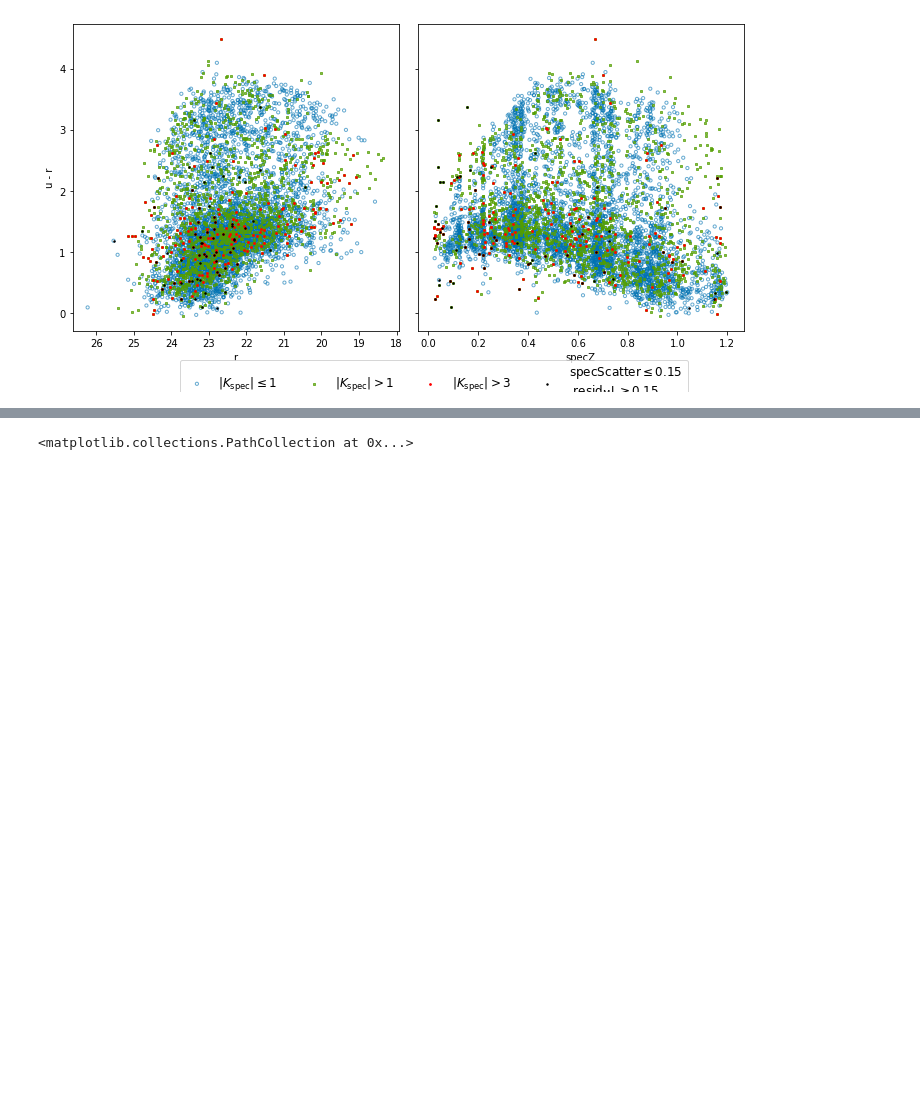
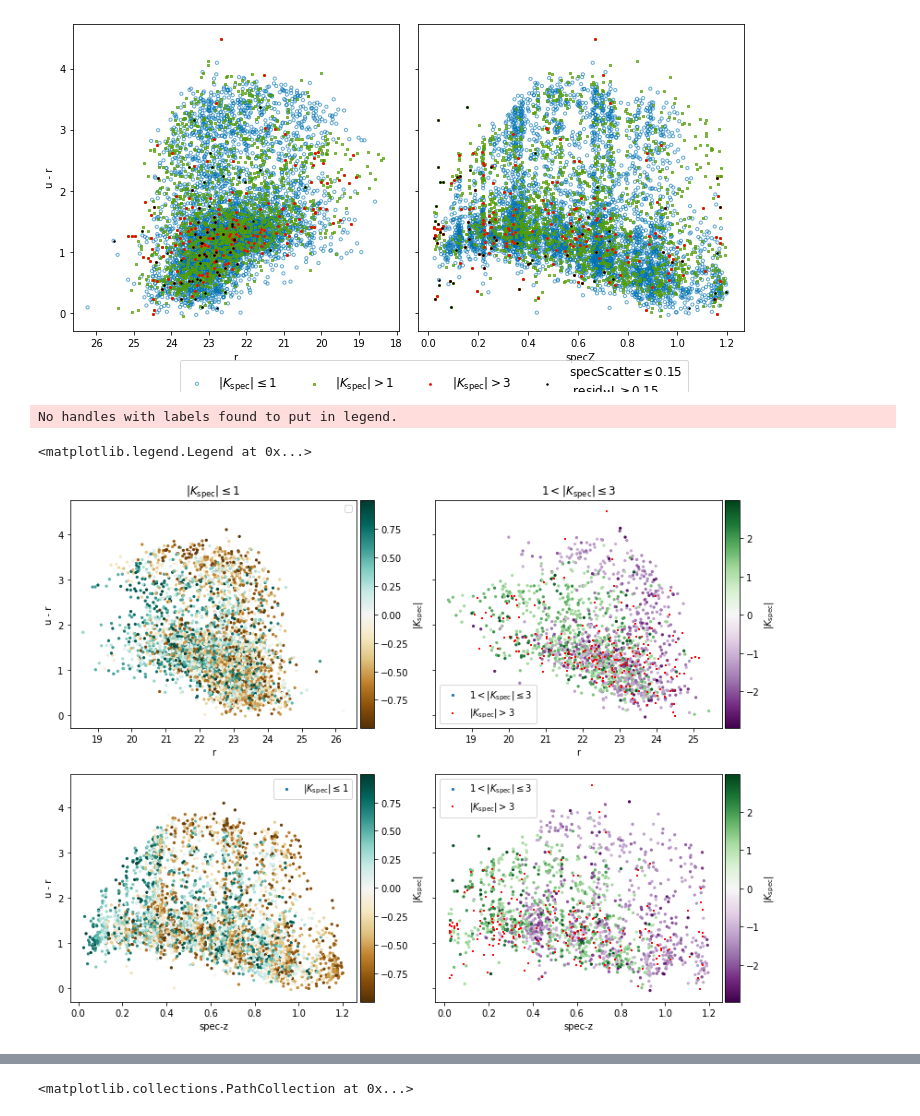
Before and after one commit to ShrRa/COSMOS_SOM, a Jupyter notebook: InspectDuplicatedSpecZ.ipynb, the cells around one changed output, grey strips where cells are left out. Cells and saved outputs as stored; diff of their text form; code cells hidden in the pictures; blank space fills up the shorter version.

Commit message:
Diagrams to investigate the relation between galaxy colors, spec-z and spec-z outlier coefficient

```diff
--- a/InspectDuplicatedSpecZ.ipynb
+++ b/InspectDuplicatedSpecZ.ipynb
@@ -271,0 +275,76 @@ plt.tight_layout()
+# %%
+fig, axs = plt.subplots(2,2,figsize=(13,10),sharey='row')
+ax=axs[0][0]
+
+t=test.drop_duplicates('Seq')
+t=t[t['specZ_outlCoeff'].abs()<=1]
+sc=ax.scatter(t['rmagap3'],t['umagap3']-t['rmagap3'],s=5,
+            alpha=1,
+            marker='o',c=t['specZ_outlCoeff'],cmap='BrBG')
+divider = make_axes_locatable(ax)
+cax = divider.append_axes('right', size='5%', pad=0.05)
+fig.colorbar(sc, cax=cax, orientation='vertical',label='$|K_\mathrm{spec}|$')
+ax.set_xlabel('r')
+ax.set_ylabel('u - r')
+ax.legend()
+ax.set_title(r'$|K_\mathrm{spec}| \leq 1$')
+
+ax=axs[0][1]
+
+t=test.drop_duplicates('Seq')
+t=t[(t['specZ_outlCoeff'].abs()>1) & (t['specZ_outlCoeff'].abs()<=3)]
+sc=ax.scatter(t['rmagap3'],t['umagap3']-t['rmagap3'],s=5,
+            label=r'$1<|K_\mathrm{spec}|\leq 3$',alpha=1,
+            marker='o',c=t['specZ_outlCoeff'],cmap='PRGn')
+ax.set_title(r'$1<|K_\mathrm{spec}|\leq 3$')
+
+t=test.drop_duplicates('Seq')
+t=t[t['specZ_outlCoeff'].abs()>3]
+ax.scatter(t['rmagap3'],t['umagap3']-t['rmagap3'],s=5,
+            label=r'$|K_\mathrm{spec}| > 3$',alpha=1,
+            marker='+',c='red')
+divider = make_axes_locatable(ax)
+cax = divider.append_axes('right', size='5%', pad=0.05)
+fig.colorbar(sc, cax=cax, orientation='vertical',label='$|K_\mathrm{spec}|$')
+ax.set_xlabel('r')
+#ax.set_ylabel('u - r')
+ax.legend()
+
+
+ax=axs[1][0]
+
+t=test.drop_duplicates('Seq')
+t=t[t['specZ_outlCoeff'].abs()<=1]
+sc=ax.scatter(t['specZ'],t['umagap3']-t['rmagap3'],s=5,
+            label=r'$|K_\mathrm{spec}| \leq 1$',alpha=1,
+            marker='o',c=t['specZ_outlCoeff'],cmap='BrBG')
+divider = make_axes_locatable(ax)
+cax = divider.append_axes('right', size='5%', pad=0.05)
+fig.colorbar(sc, cax=cax, orientation='vertical',label='$|K_\mathrm{spec}|$')
+ax.set_xlabel('spec-z')
+ax.set_ylabel('u - r')
+ax.legend()
+
+ax=axs[1][1]
+
+t=test.drop_duplicates('Seq')
+t=t[(t['specZ_outlCoeff'].abs()>1) & (t['specZ_outlCoeff'].abs()<=3)]
+sc=ax.scatter(t['specZ'],t['umagap3']-t['rmagap3'],s=5,
+            label=r'$1<|K_\mathrm{spec}|\leq 3$',alpha=1,
+            marker='o',c=t['specZ_outlCoeff'],cmap='PRGn')
+
+t=test.drop_duplicates('Seq')
+t=t[t['specZ_outlCoeff'].abs()>3]
+ax.scatter(t['specZ'],t['umagap3']-t['rmagap3'],s=5,
+            label=r'$|K_\mathrm{spec}| > 3$',alpha=1,
+            marker='+',c='red')
+divider = make_axes_locatable(ax)
+cax = divider.append_axes('right', size='5%', pad=0.05)
+fig.colorbar(sc, cax=cax, orientation='vertical',label='$|K_\mathrm{spec}|$')
+ax.set_xlabel('spec-z')
+#ax.set_ylabel('u - r')
+ax.legend()
+# %% [output]
+No handles with labels found to put in legend.
+<matplotlib.legend.Legend at 0x...>
+[figure, added]
```
Also changed, not shown: parts of 4 cells of this notebook.
